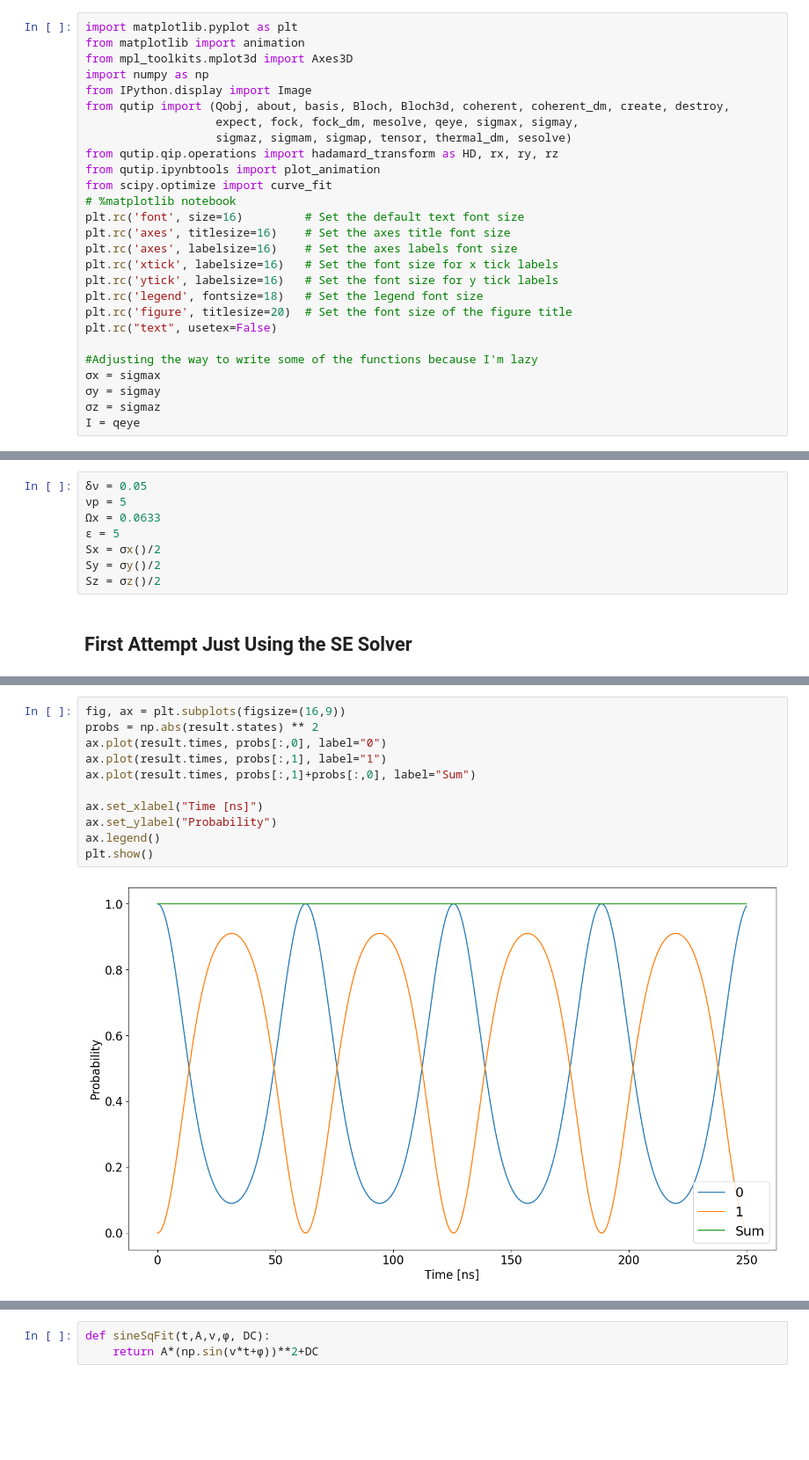
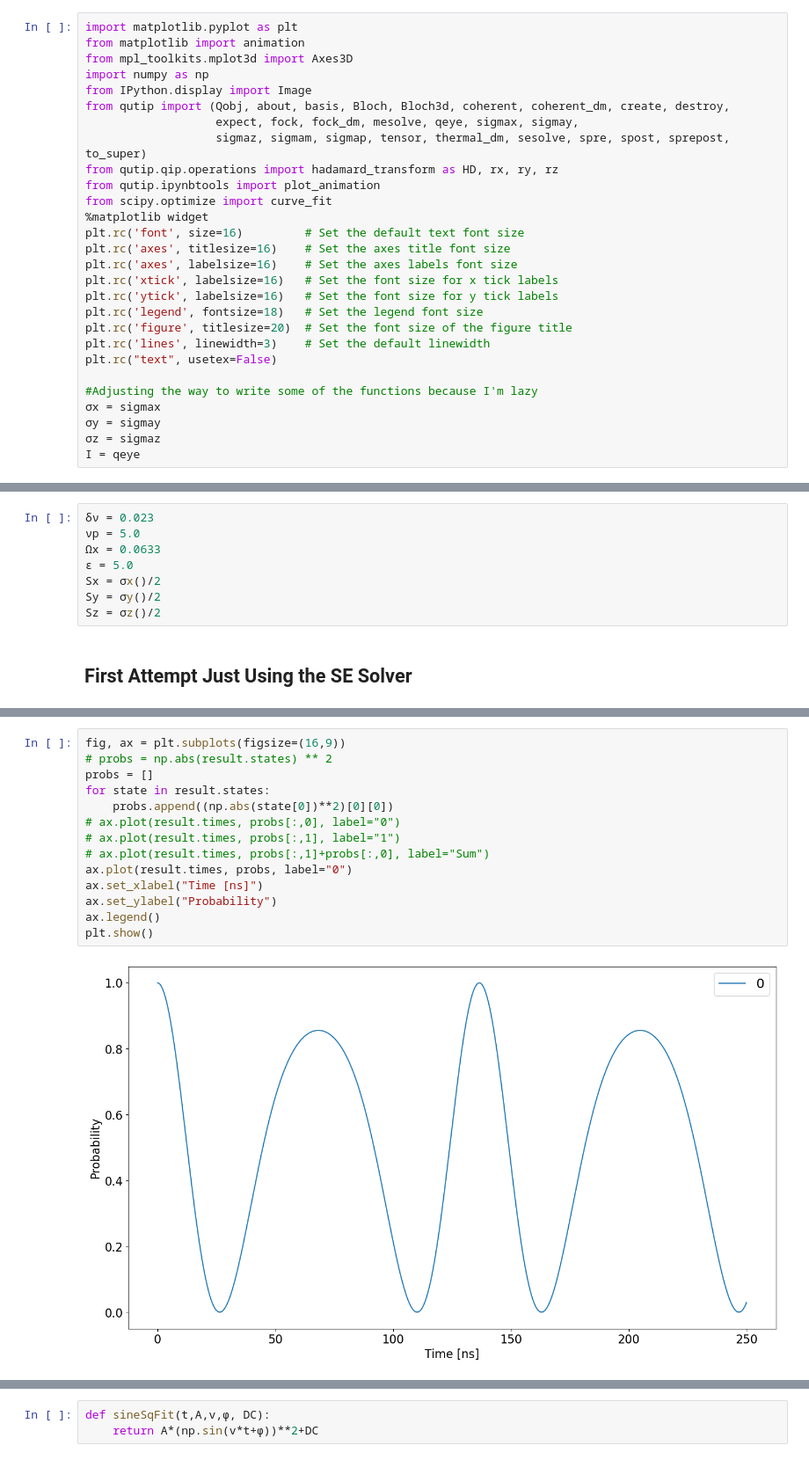
Before and after one commit to ZakEspley/TLS-Intro, a Jupyter notebook: QuTIP/DualField.ipynb, the cells around one changed output, grey strips where cells are left out. Shown at 88% size. Saved outputs shown, nothing was run; the diff lists cells and outputs as text; blank space fills up the shorter version.

```diff
--- a/QuTIP/DualField.ipynb
+++ b/QuTIP/DualField.ipynb
@@ -8,11 +8,11 @@ import numpy as np
 from IPython.display import Image
 from qutip import (Qobj, about, basis, Bloch, Bloch3d, coherent, coherent_dm, create, destroy,
                    expect, fock, fock_dm, mesolve, qeye, sigmax, sigmay,
-                   sigmaz, sigmam, sigmap, tensor, thermal_dm, sesolve)
+                   sigmaz, sigmam, sigmap, tensor, thermal_dm, sesolve, spre, spost, sprepost, to_super)
 from qutip.qip.operations import hadamard_transform as HD, rx, ry, rz
 from qutip.ipynbtools import plot_animation
 from scipy.optimize import curve_fit
-# %matplotlib notebook
+%matplotlib widget
 plt.rc('font', size=16)         # Set the default text font size
 plt.rc('axes', titlesize=16)    # Set the axes title font size
 plt.rc('axes', labelsize=16)    # Set the axes labels font size
@@ -20,6 +20,7 @@ plt.rc('xtick', labelsize=16)   # Set the font size for x tick labels
 plt.rc('ytick', labelsize=16)   # Set the font size for y tick labels
 plt.rc('legend', fontsize=18)   # Set the legend font size
 plt.rc('figure', titlesize=20)  # Set the font size of the figure title
+plt.rc('lines', linewidth=3)    # Set the default linewidth
 plt.rc("text", usetex=False)
 
 #Adjusting the way to write some of the functions because I'm lazy
@@ -59,10 +60,10 @@ def H2(t: float, args: dict):
 # %% [markdown]
 ## Constants
 # %%
-δν = 0.05
-νp = 5
+δν = 0.023
+νp = 5.0
 Ωx = 0.0633
-ϵ = 5
+ϵ = 5.0
 Sx = σx()/2
 Sy = σy()/2
 Sz = σz()/2
@@ -86,13 +87,16 @@ Total run time:  12.65s
 # %%
 fig, ax = plt.subplots(figsize=(16,9))
-probs = np.abs(result.states) ** 2
-ax.plot(result.times, probs[:,0], label="0")
-ax.plot(result.times, probs[:,1], label="1")
-ax.plot(result.times, probs[:,1]+probs[:,0], label="Sum")
-
+# probs = np.abs(result.states) ** 2
+probs = []
+for state in result.states:
+    probs.append((np.abs(state[0])**2)[0][0])
+# ax.plot(result.times, probs[:,0], label="0")
+# ax.plot(result.times, probs[:,1], label="1")
+# ax.plot(result.times, probs[:,1]+probs[:,0], label="Sum")
+ax.plot(result.times, probs, label="0")
 ax.set_xlabel("Time [ns]")
 ax.set_ylabel("Probability")
 ax.legend()
 plt.show()
 # %% [output]
-[figure, old version]
+[figure, new version]
```
Also changed, not shown: parts of 37 cells of this notebook, 2 other files.
